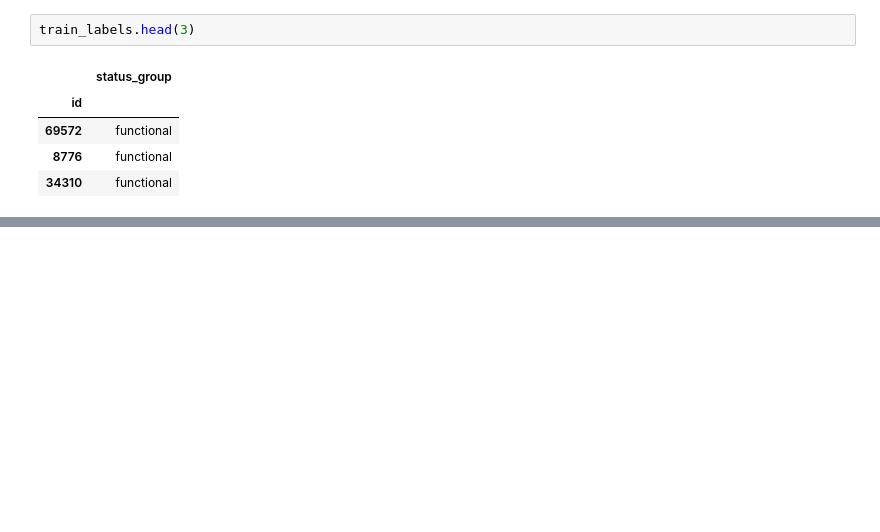
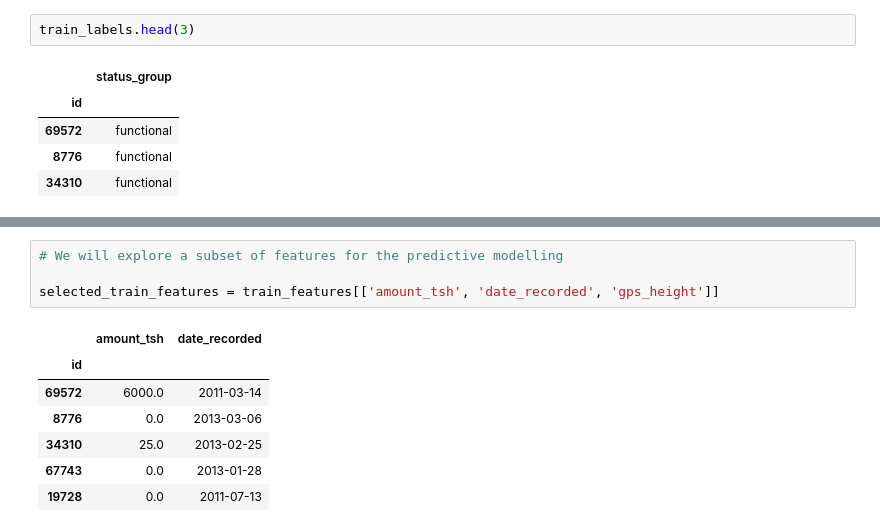
Before and after one commit to suvofalcon/Py-SpringboardAIML, a Jupyter notebook: _15_DrivenData/_01_RichtersPredictor.ipynb, the cells around one changed output, grey strips where cells are left out. Saved outputs shown, nothing was run; the diff lists cells and outputs as text; blank space fills up the shorter version.

Commit message:
Richters - Earthquake Predictive modelling

```diff
--- a/_15_DrivenData/_01_RichtersPredictor.ipynb
+++ b/_15_DrivenData/_01_RichtersPredictor.ipynb
@@ -43,0 +102,12 @@ train_labels.head(3)
+# %%
+# We will explore a subset of features for the predictive modelling
+
+selected_train_features = train_features[['amount_tsh', 'date_recorded', 'gps_height']]
+# %% [output]
+|  | amount_tsh | date_recorded |
+| id |  |  |
+| 69572 | 6000.0 | 2011-03-14 |
+| 8776 | 0.0 | 2013-03-06 |
+| 34310 | 25.0 | 2013-02-25 |
+| 67743 | 0.0 | 2013-01-28 |
+| 19728 | 0.0 | 2011-07-13 |
```
Also changed, not shown: parts of 6 cells of this notebook.
